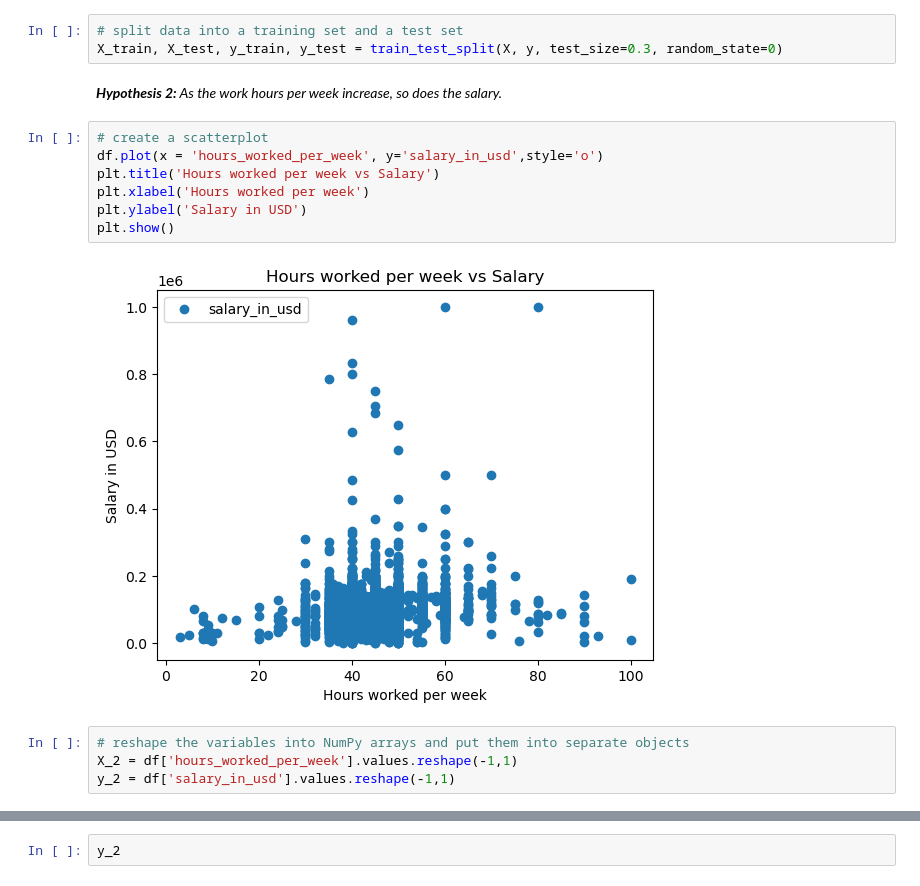
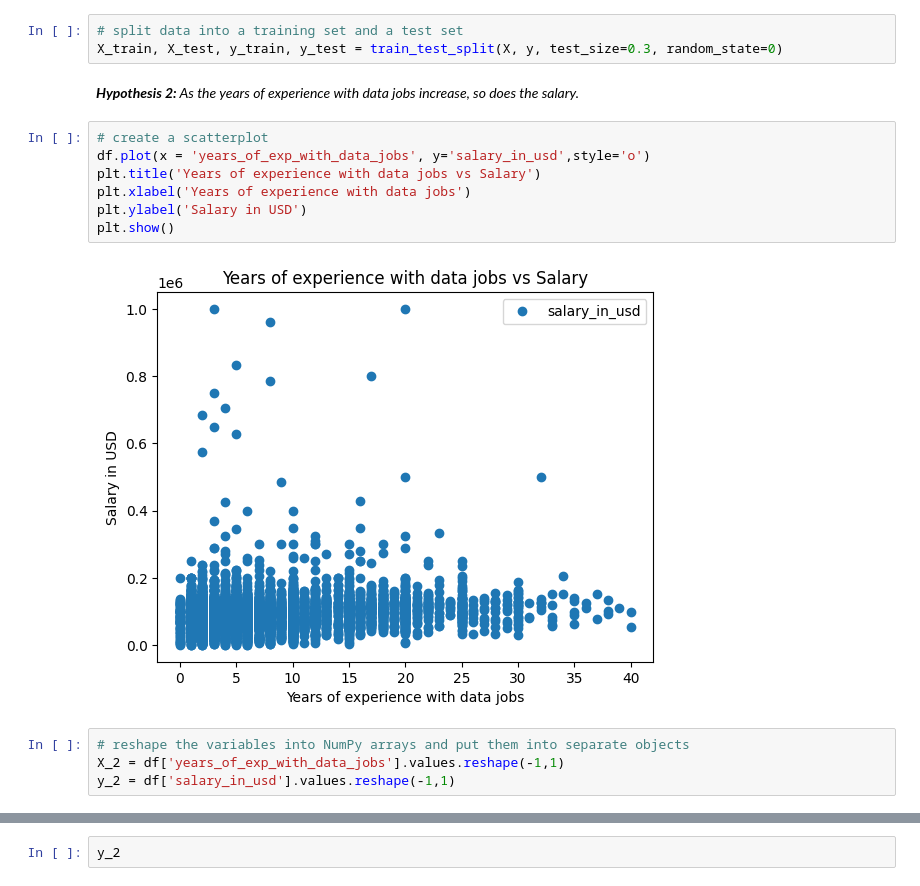
Before and after one commit to goghcore/2021-data-salary-data-analysis, a Jupyter notebook: python-scripts/04-supervised-machine-learning-regression.ipynb, the cells around one changed output, grey strips where cells are left out. Drawn from its saved outputs; the diff is of its cells as text.

```diff
--- a/python-scripts/04-supervised-machine-learning-regression.ipynb
+++ b/python-scripts/04-supervised-machine-learning-regression.ipynb
@@ -190,19 +160,19 @@ array([[200000.],
 # split data into a training set and a test set
 X_train, X_test, y_train, y_test = train_test_split(X, y, test_size=0.3, random_state=0)
 # %% [markdown]
-***Hypothesis 2:** As the work hours per week increase, so does the salary.*
+***Hypothesis 2:** As the years of experience with data jobs increase, so does the salary.*
 # %%
 # create a scatterplot
-df.plot(x = 'hours_worked_per_week', y='salary_in_usd',style='o')
-plt.title('Hours worked per week vs Salary')
-plt.xlabel('Hours worked per week')
+df.plot(x = 'years_of_exp_with_data_jobs', y='salary_in_usd',style='o')
+plt.title('Years of experience with data jobs vs Salary')
+plt.xlabel('Years of experience with data jobs')
 plt.ylabel('Salary in USD')
 plt.show()
 # %% [output]
-[figure, old version]
+[figure, new version]
 # %%
 # reshape the variables into NumPy arrays and put them into separate objects
-X_2 = df['hours_worked_per_week'].values.reshape(-1,1)
+X_2 = df['years_of_exp_with_data_jobs'].values.reshape(-1,1)
 y_2 = df['salary_in_usd'].values.reshape(-1,1)
 # %%
 X_2
```
Also changed, not shown: parts of 36 cells of this notebook.
